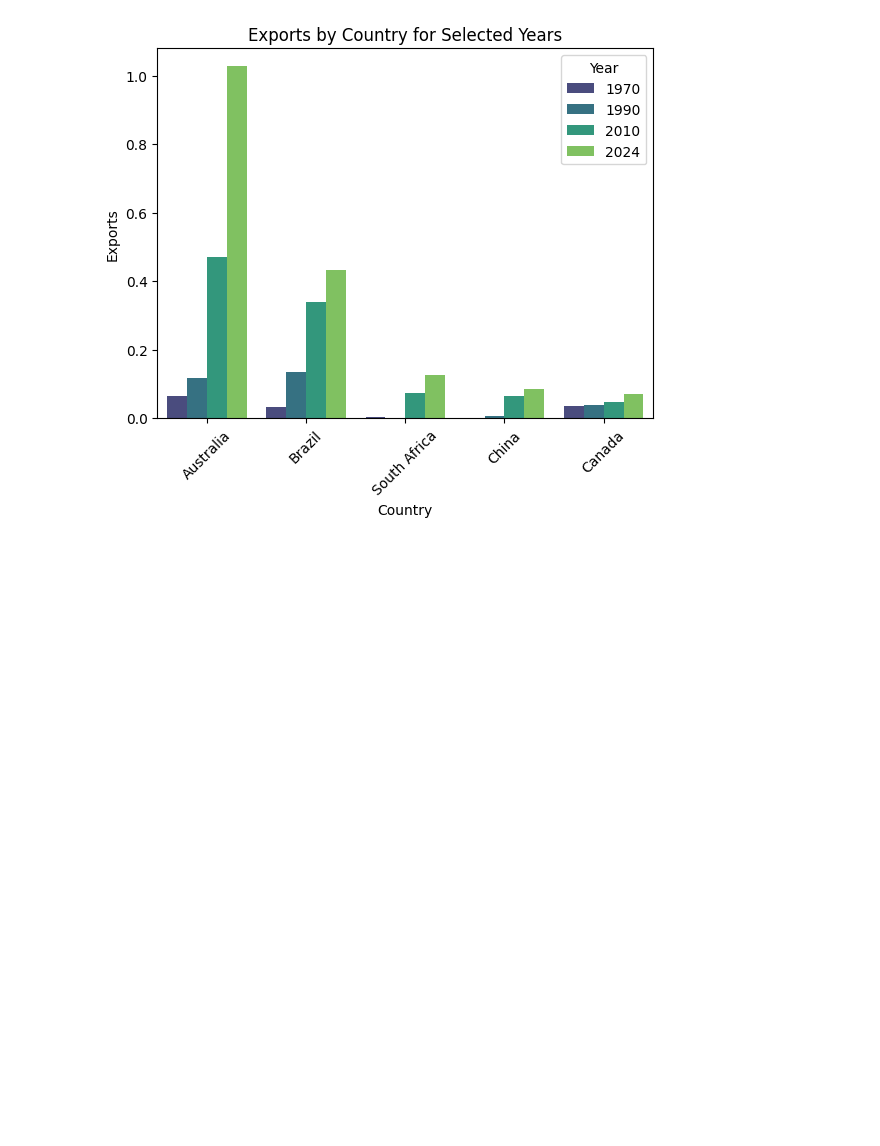
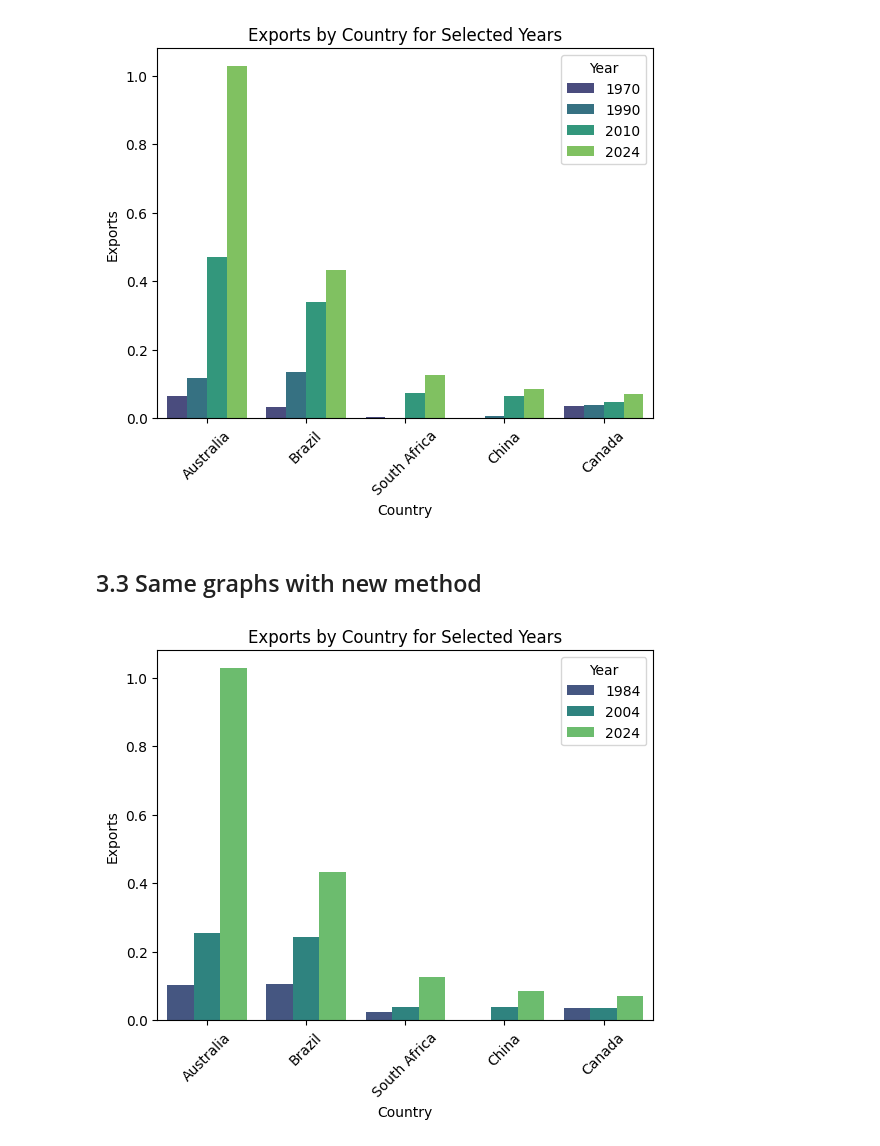
Before and after one commit to OrionFlame1/dataViz, a Jupyter notebook: Main.ipynb, the cells around one changed output. Saved outputs shown, nothing was run; the diff lists cells and outputs as text; code cells hidden in the pictures; blank space fills up the shorter version.

Commit message:
Added method to reduce redundant code

```diff
--- a/Main.ipynb
+++ b/Main.ipynb
@@ -282,3 +327,9 @@ plt.legend(title="Year")
 plt.show()
 # %% [output]
 [figure]
+# %% [markdown]
+## 3.3 Same graphs with new method
+# %%
+plot_flow_category(df, flow = "Exports", category = "Metal ores", years = [y for y in range(1984, 2025, 20)])
+# %% [output]
+[figure, added]
```
Also changed, not shown: parts of 1 cell of this notebook.
